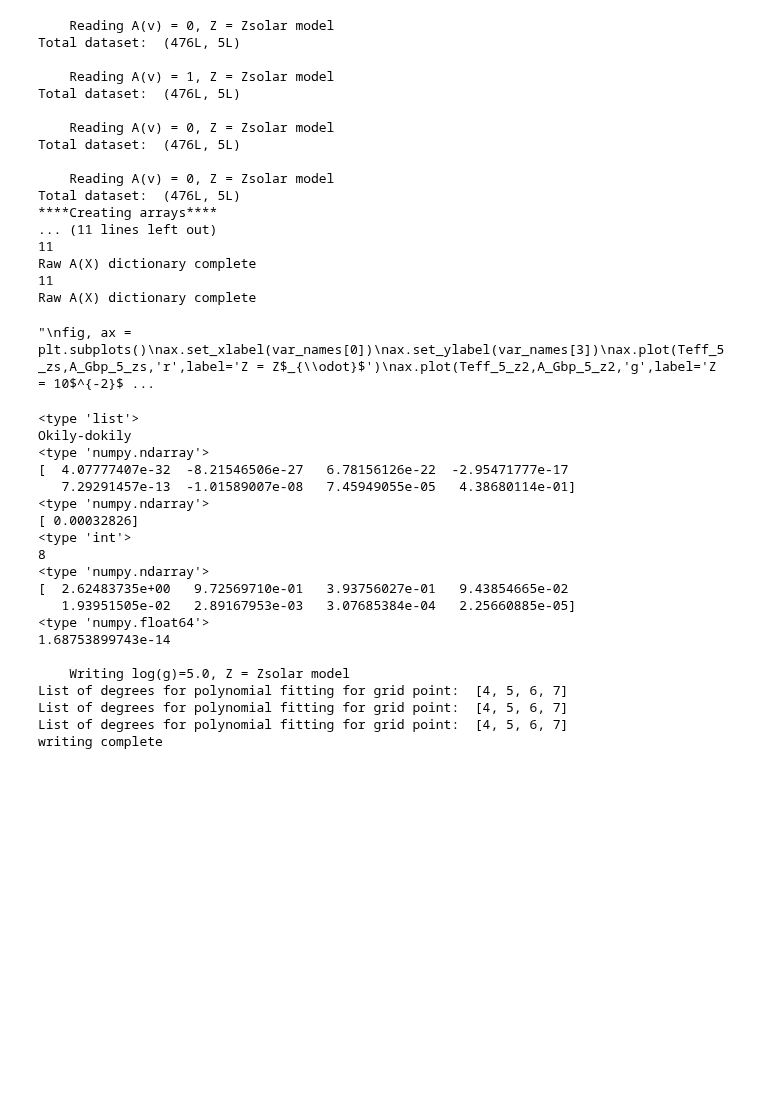
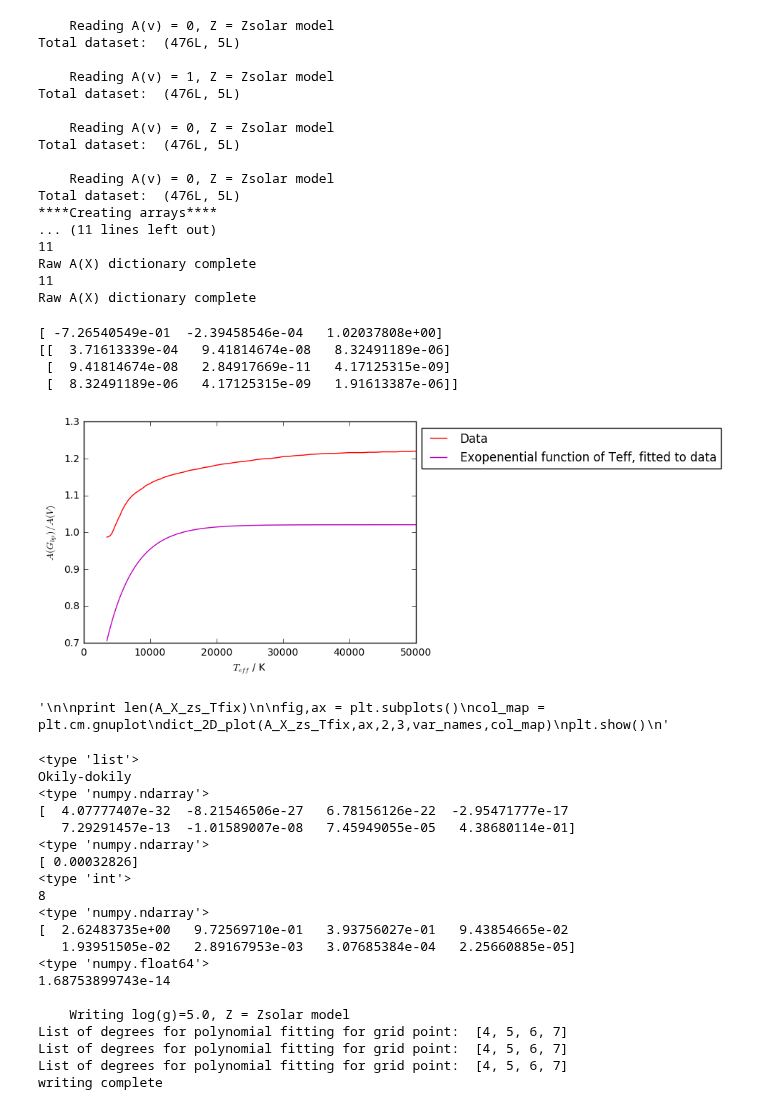
Before and after one commit to AlexlwAstro/phd_work, a Jupyter notebook: gaia_spectra_plots.ipynb, the cells around one changed output. Cells and saved outputs as stored; diff of their text form; code cells hidden in the pictures; blank space fills up the shorter version.

```diff
--- a/gaia_spectra_plots.ipynb
+++ b/gaia_spectra_plots.ipynb
@@ -6,7 +6,9 @@ import numpy as np
 import sys
 import re
 import fileinput
-import scipy as scp
+from scipy.optimize import curve_fit
+#import scipy as scp
+
 
 # function to change OUTPUT file into space-separated float fields and parameterise the data using this new format
 # line in 'with open' bit is type 'str'
@@ -132,7 +134,10 @@ def fit_number_gen_write(f,xdata,ydata,poly_degs_arr,filter_str,logg_val):
                 print 'Error: Not enough data fields for output'
         f.write('\n')
     f.write('\n')
-#def plot_polynomial_fit()
+
+# exponential function
+def exp_func(xdata,a,b,c):
+    return ( a*np.exp(b*xdata) + c )
 
 print 'modules loaded & functions compiled'
 # %% [output]
@@ -221,35 +226,54 @@ Raw A(X) dictionary complete
 # %%
 var_names = ['$T_{eff}$ / K','log($g$ / cm s$^{-2}$)','$A(G)/A(V)$','$A(G_{bp})/A(V)$','$A(G_{rp})/A(V)$']
 
 Teff_5_zs = (A_X_zs_gfix['5.0'])[:,0]
 A_G_5_zs = (A_X_zs_gfix['5.0'])[:,2]
 A_Gbp_5_zs = (A_X_zs_gfix['5.0'])[:,3]
 A_Grp_5_zs = (A_X_zs_gfix['5.0'])[:,4]
 
 Teff_5_z2 = (A_X_z2_gfix['5.0'])[:,0]
 A_G_5_z2 = (A_X_z2_gfix['5.0'])[:,2]
 A_Gbp_5_z2 = (A_X_z2_gfix['5.0'])[:,3]
 A_Grp_5_z2 = (A_X_z2_gfix['5.0'])[:,4]
-"""
+
+#,method='lm'
+#try:
+exp_fit_A_G5zs, covarr_A_G5zs = curve_fit(exp_func,Teff_5_zs,A_G_5_zs,p0=None, sigma=None,bounds=([-10.,-10.,0.], [0., 10., 20.]))
+print exp_fit_A_G5zs
+print covarr_A_G5zs
+#except RuntimeError:
+#    print("Error - curve_fit exponential failed")
+
+
+
 fig, ax = plt.subplots()
 ax.set_xlabel(var_names[0])
 ax.set_ylabel(var_names[3])
-ax.plot(Teff_5_zs,A_Gbp_5_zs,'r',label='Z = Z$_{\odot}$')
-ax.plot(Teff_5_z2,A_Gbp_5_z2,'g',label='Z = 10$^{-2}$')
+ax.plot(Teff_5_zs,A_Gbp_5_zs,'r',label='Data')
+ax.plot(Teff_5_zs,exp_func(Teff_5_zs,*exp_fit_A_G5zs),'m',label='Exopenential function of Teff, fitted to data')
 plt.legend(loc='upper left', bbox_to_anchor=(1.0, 1.0))
 plt.show()
-fig.savefig('gaia_spectra/gaia_graphs/A(G_bp)_vs_Teff_logg=5_varZ.pdf', bbox_inches='tight')
+fig.savefig('gaia_spectra/gaia_graphs/exp_plot_test.pdf', bbox_inches='tight')
 
+#ax.plot(Teff_5_zs,A_Gbp_5_zs,'r',label='Z = Z$_{\odot}$')
+#ax.plot(Teff_5_z2,A_Gbp_5_z2,'g',label='Z = 10$^{-2}$')
+
+"""
 
 print len(A_X_zs_Tfix)
 
 fig,ax = plt.subplots()
 col_map = plt.cm.gnuplot
 dict_2D_plot(A_X_zs_Tfix,ax,2,3,var_names,col_map)
 plt.show()
 """
 # %% [output]
-"\nfig, ax = plt.subplots()\nax.set_xlabel(var_names[0])\nax.set_ylabel(var_names[3])\nax.plot(Teff_5_zs,A_Gbp_5_zs,'r',label='Z = Z$_{\\odot}$')\nax.plot(Teff_5_z2,A_Gbp_5_z2,'g',label='Z = 10$^{-2}$ ...
+[ -7.26540549e-01  -2.39458546e-04   1.02037808e+00]
+[[  3.71613339e-04   9.41814674e-08   8.32491189e-06]
+ [  9.41814674e-08   2.84917669e-11   4.17125315e-09]
+ [  8.32491189e-06   4.17125315e-09   1.91613387e-06]]
+[figure, added]
+'\n\nprint len(A_X_zs_Tfix)\n\nfig,ax = plt.subplots()\ncol_map = plt.cm.gnuplot\ndict_2D_plot(A_X_zs_Tfix,ax,2,3,var_names,col_map)\nplt.show()\n'
 # %%
 """fig, gfix = plt.subplots()
 # colormap stuff
```
Also changed, not shown: parts of 1 cell of this notebook, 1 other file.
